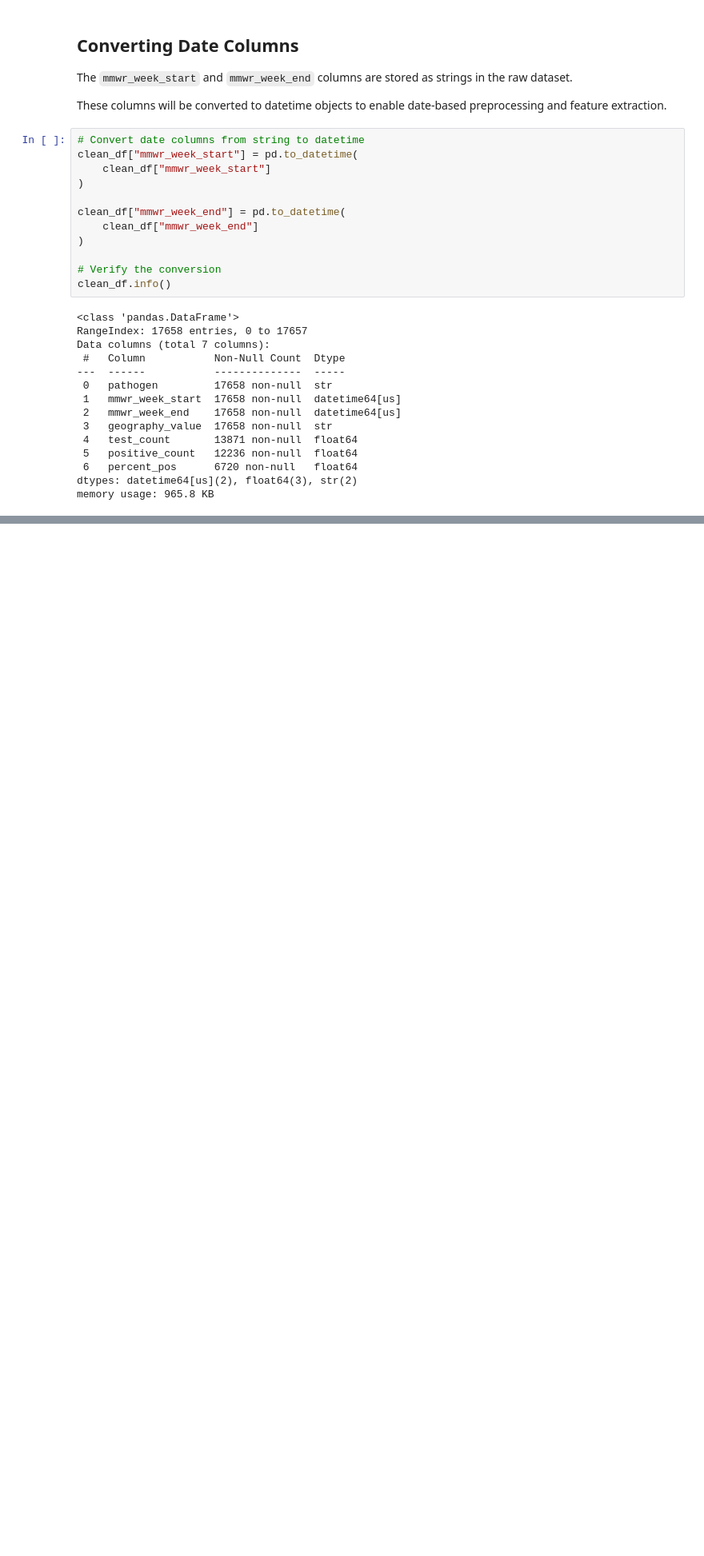
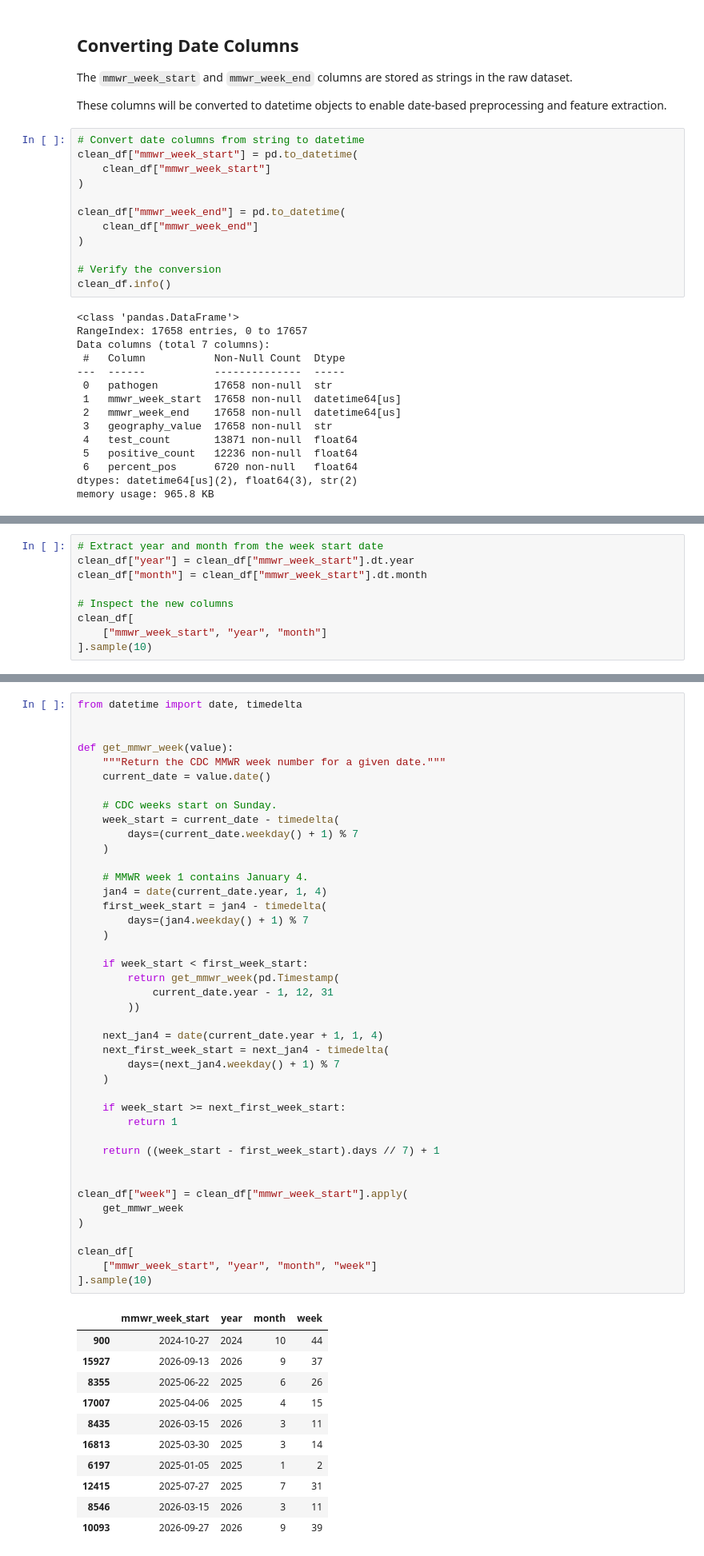
Before and after one commit to dlrakdenizz/respiratory-virus-data-analysis, a Jupyter notebook: data_preparation.ipynb, the cells around one changed output, grey strips where cells are left out. Shown at 80% size. Cells and saved outputs as stored; diff of their text form; blank space fills up the shorter version.

```diff
--- a/data_preparation.ipynb
+++ b/data_preparation.ipynb
@@ -185,0 +195,9 @@ memory usage: 965.8 KB
+# %%
+# Extract year and month from the week start date
+clean_df["year"] = clean_df["mmwr_week_start"].dt.year
+clean_df["month"] = clean_df["mmwr_week_start"].dt.month
+
+# Inspect the new columns
+clean_df[
+    ["mmwr_week_start", "year", "month"]
+].sample(10)
@@ -185,0 +216,54 @@ memory usage: 965.8 KB
+# %%
+from datetime import date, timedelta
+
+
+def get_mmwr_week(value):
+    """Return the CDC MMWR week number for a given date."""
+    current_date = value.date()
+
+    # CDC weeks start on Sunday.
+    week_start = current_date - timedelta(
+        days=(current_date.weekday() + 1) % 7
+    )
+
+    # MMWR week 1 contains January 4.
+    jan4 = date(current_date.year, 1, 4)
+    first_week_start = jan4 - timedelta(
+        days=(jan4.weekday() + 1) % 7
+    )
+
+    if week_start < first_week_start:
+        return get_mmwr_week(pd.Timestamp(
+            current_date.year - 1, 12, 31
+        ))
+
+    next_jan4 = date(current_date.year + 1, 1, 4)
+    next_first_week_start = next_jan4 - timedelta(
+        days=(next_jan4.weekday() + 1) % 7
+    )
+
+    if week_start >= next_first_week_start:
+        return 1
+
+    return ((week_start - first_week_start).days // 7) + 1
+
+
+clean_df["week"] = clean_df["mmwr_week_start"].apply(
+    get_mmwr_week
+)
+
+clean_df[
+    ["mmwr_week_start", "year", "month", "week"]
+].sample(10)
+# %% [output]
+|  | mmwr_week_start | year | month | week |
+| 900 | 2024-10-27 | 2024 | 10 | 44 |
+| 15927 | 2026-09-13 | 2026 | 9 | 37 |
+| 8355 | 2025-06-22 | 2025 | 6 | 26 |
+| 17007 | 2025-04-06 | 2025 | 4 | 15 |
+| 8435 | 2026-03-15 | 2026 | 3 | 11 |
+| 16813 | 2025-03-30 | 2025 | 3 | 14 |
+| 6197 | 2025-01-05 | 2025 | 1 | 2 |
+| 12415 | 2025-07-27 | 2025 | 7 | 31 |
+| 8546 | 2026-03-15 | 2026 | 3 | 11 |
+| 10093 | 2026-09-27 | 2026 | 9 | 39 |
```
Also changed, not shown: parts of 5 cells of this notebook.
